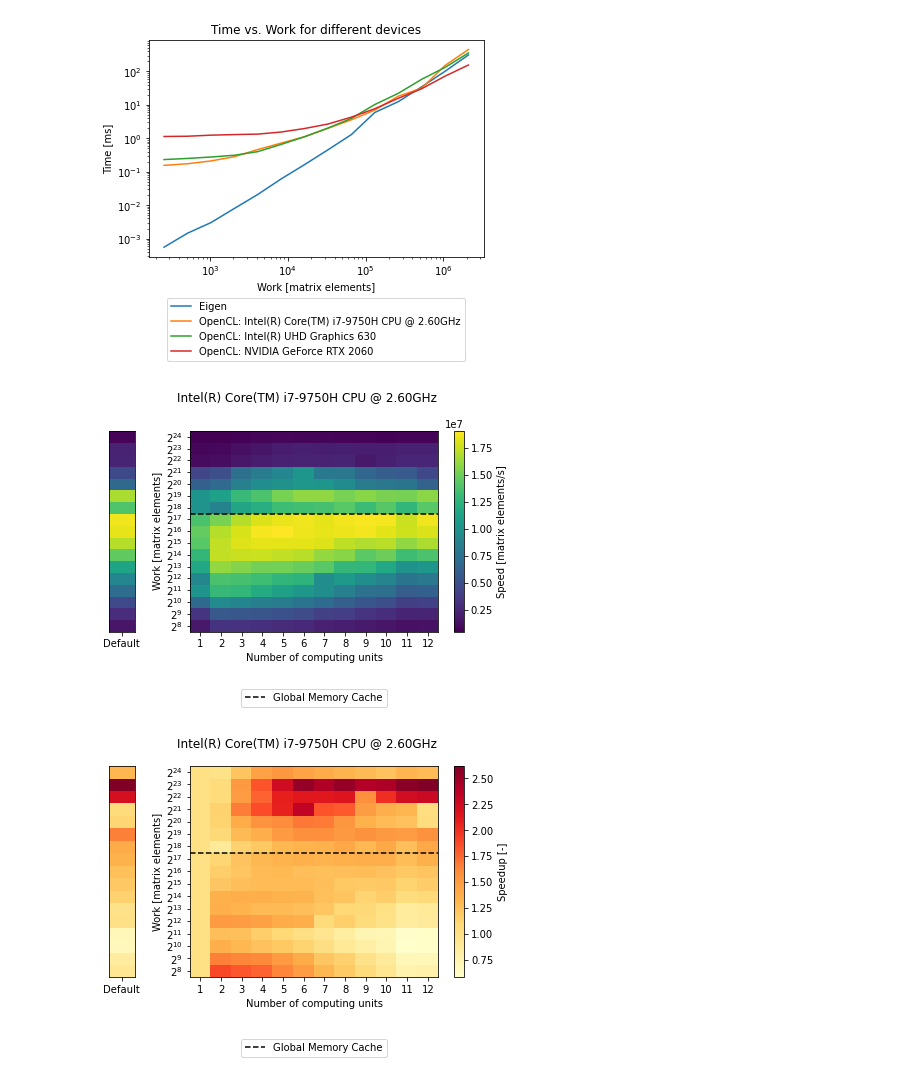
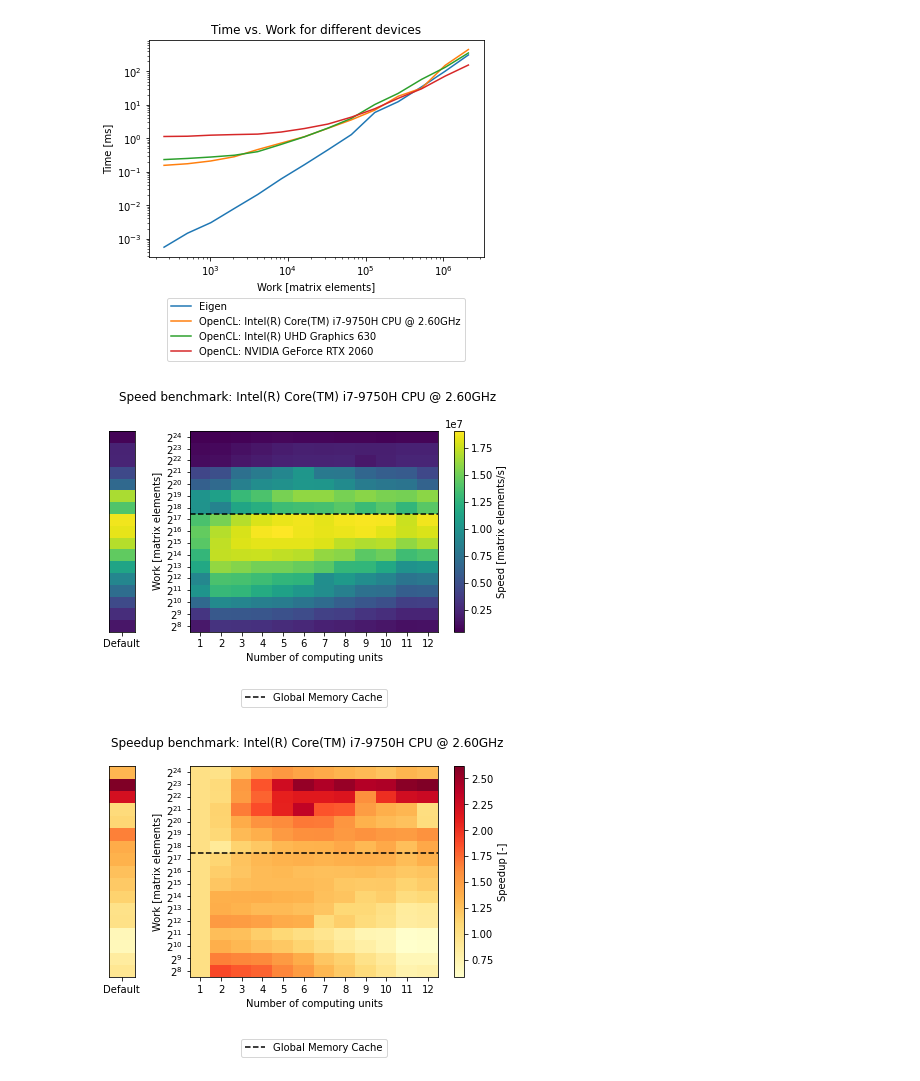
Before and after one commit to esdandreu/OpenCL-example, a Jupyter notebook: scripts/plot.ipynb, the cells around one changed output. Cells and saved outputs as stored; diff of their text form; code cells hidden in the pictures.

```diff
--- a/scripts/plot.ipynb
+++ b/scripts/plot.ipynb
@@ -166,17 +166,18 @@ for index, (name, group) in enumerate(
         # put the major ticks at the middle of each cell
     colorbars[0].mappable.set_clim(*colorbars[1].mappable.get_clim())
     colorbars[0].remove()
-    fig.suptitle(device)
+    title = fig.suptitle(f"Speed benchmark: {device}")
     fig.tight_layout()
     fig.savefig(
         BENCHMARK_PATH / f"d{index}-speed-units.png",
         bbox_extra_artists=(
             axs[1].legend(loc='lower center', bbox_to_anchor=(0.5, -0.4)),
+            title,
             ),
         bbox_inches='tight'
         )
 # %% [output]
-[figure, old version]
+[figure, new version]
 # %%
 for index, (name, group) in enumerate(
     opencl[~opencl['compute_units'].isnull()].groupby('device')
@@ -202,9 +203,7 @@ for index, (name, group) in enumerate(
             values='speedup'
             )
         plot = ax.pcolor(data, cmap='YlOrRd')
-        colorbars.append(
-            fig.colorbar(plot, ax=ax, label='Speedup [-]')
-            )
+        colorbars.append(fig.colorbar(plot, ax=ax, label='Speedup [-]'))
         if i:
             ax.set_ylabel('Work [matrix elements]')
             ax.set_yticks(np.arange(data.shape[0]) + 0.5, minor=False)
@@ -214,33 +213,34 @@ for index, (name, group) in enumerate(
             ax.set_xlabel('Number of computing units')
             ax.set_xticks(np.arange(data.shape[1]) + 0.5, minor=False)
             ax.set_xticklabels(data.columns, minor=False)
             # Print some horizontal lines
             for key, name, ls in [
                 # ('max_work_group_size', 'Max Work Group Size', '-.'),
                 # ('local_mem_size', 'Local Memory', '-'),
                 ('global_mem_cache_size', 'Global Memory Cache', '--'),
                 ]:
                 worklog2 = math.log2(
                     context['ClMatMulComputeUnits']['devices'][index][key]
                     )
                 ax.axhline(
                     y=worklog2 - data.index[0], color='k', ls=ls, label=name
                     )
         else:
             ax.set_yticks([])
             ax.set_xticks(np.arange(data.shape[1]) + 0.5, minor=False)
             ax.set_xticklabels(["Default"], minor=False)
         # put the major ticks at the middle of each cell
     colorbars[0].mappable.set_clim(*colorbars[1].mappable.get_clim())
     colorbars[0].remove()
-    fig.suptitle(device)
+    title = fig.suptitle(f"Speedup benchmark: {device}")
     fig.tight_layout()
     fig.savefig(
-        BENCHMARK_PATH / f"d{index}-speed-units.png",
+        BENCHMARK_PATH / f"d{index}-speedup-units.png",
         bbox_extra_artists=(
             axs[1].legend(loc='lower center', bbox_to_anchor=(0.5, -0.4)),
+            title,
             ),
         bbox_inches='tight'
         )
 # %% [output]
-[figure, old version]
+[figure, new version]
```
Also changed, not shown: parts of 2 cells of this notebook, 4 other files.
